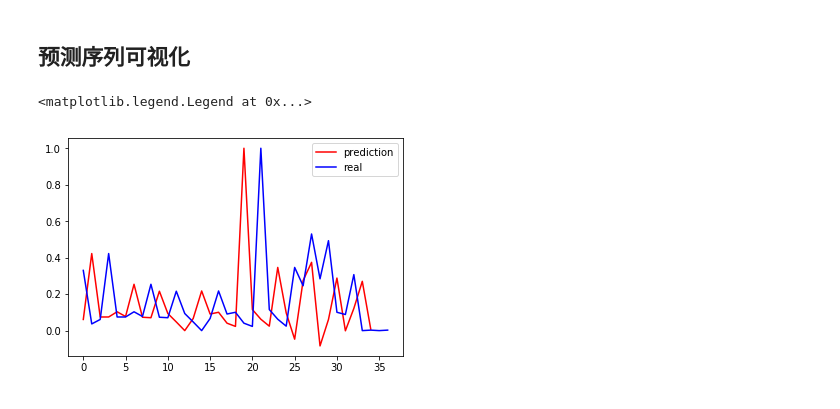
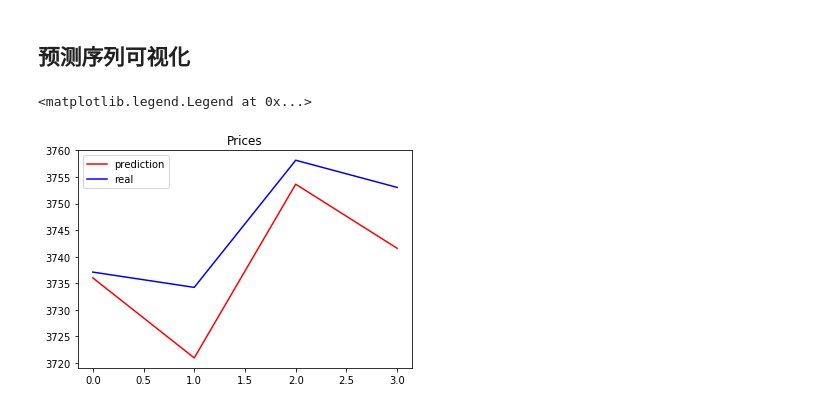
Before and after one commit to LouieBHLu/IPP, a Jupyter notebook: sources/lstm_20w.ipynb, the cells around one changed output. Saved outputs shown, nothing was run; the diff lists cells and outputs as text; code cells hidden in the pictures.

```diff
--- a/sources/lstm_20w.ipynb
+++ b/sources/lstm_20w.ipynb
@@ -24,5 +25,6 @@ target_end_deal= target_begin_deal[target_begin_deal['PORT_END'] == '宁波']
 dates_deal = target_end_deal.groupby(by = 'WBL_AUD_DT', sort = False).size()
 date_csv_deal = dates_deal.reset_index()
 date_csv_deal.columns = ['WBL_AUD_DT','sales']
-date_csv_deal = pd.read_csv('../tables/temp.csv')
-print(date_csv_deal)
+# date_csv_deal = pd.read_csv('../tables/temp.csv')
+# read the price
+date_csv_deal = pd.read_csv('../tables/new_yunjia.csv')
@@ -58,8 +42,8 @@ print(date_csv_deal)
 
 #40w有合约
 date_csv_deal = date_csv_deal.dropna()
-dataset_deal = date_csv_deal['sales'].values
-print(dataset_deal)
+# dataset_deal = date_csv_deal['sales'].values
+dataset_deal = date_csv_deal['AMT'].values
 dataset_deal = dataset_deal.astype('float32')
 max_value_deal = np.max(dataset_deal)  # 获得最大值
 min_value_deal = np.min(dataset_deal)  # 获得最小值
@@ -96,9 +76,17 @@ data_X_deal, data_Y_deal = create_dataset(dataset_deal)
 #test_Y = data_Y[train_size:]
 
 #40w有合约
-train_size_deal = int(len(data_X_deal) * 0.7)
+print(len(data_X_deal))
+
+# train_size_deal = int(len(data_X_deal) * 0.7)
+# test_size_deal = len(data_X_deal) - train_size_deal
+train_size_deal = 31
 test_size_deal = len(data_X_deal) - train_size_deal
+
 train_X_deal = data_X_deal[:train_size_deal]
 train_Y_deal = data_Y_deal[:train_size_deal]
+
 test_X_deal = data_X_deal[train_size_deal:]
 test_Y_deal = data_Y_deal[train_size_deal:]
+# print(test_X_deal)
+# print(data_X_deal)
@@ -215,24 +205,30 @@ Epoch: 2000, Loss: 4.408076771574574e-15
 #40w有合约
 model_deal = model_deal.eval() # 转换成测试模式
 
-data_X_deal_np = data_X_deal.reshape(-1, 1, 2)
-data_X_deal_tensor = torch.from_numpy(data_X_deal_np)
-var_data_deal = Variable(data_X_deal_tensor)
-pred_test_deal = model_deal(var_data_deal) # 测试集的预测结果
+# data_X_deal_np = data_X_deal.reshape(-1, 1, 2)
+# data_X_deal_tensor = torch.from_numpy(data_X_deal_np)
+# var_data_deal = Variable(data_X_deal_tensor)
+# pred_test_deal = model_deal(var_data_deal) # 测试集的预测结果
+pred_test_deal = model_deal(test_x_deal)
 # 改变输出的格式
 pred_test_deal = pred_test_deal.view(-1).data.numpy()
+pred_test_deal = list(map(lambda x : x * scalar_deal + min_value_deal, pred_test_deal))
+real_deal = out_deal.view(-1).data.numpy()
+real_deal = real_deal[:4]
+real_deal = list(map(lambda x : x * scalar_deal + min_value_deal, real_deal))
 # %% [markdown]
 ## 预测序列可视化
 # %%
 # 画出实际结果和预测的结果
 #plt.plot(pred_test, 'r', label='prediction')
 #plt.plot(dataset, 'b', label='real')
 #plt.legend(loc='best')
 
 #40w有合约
+plt.title('Prices')
 plt.plot(pred_test_deal, 'r', label='prediction')
-plt.plot(dataset_deal, 'b', label='real')
+plt.plot(real_deal, 'b', label='real')
 plt.legend(loc='best')
 # %% [output]
 <matplotlib.legend.Legend at 0x...>
-[figure, old version]
+[figure, new version]
```
Also changed, not shown: parts of 5 cells of this notebook, 9 other files.
